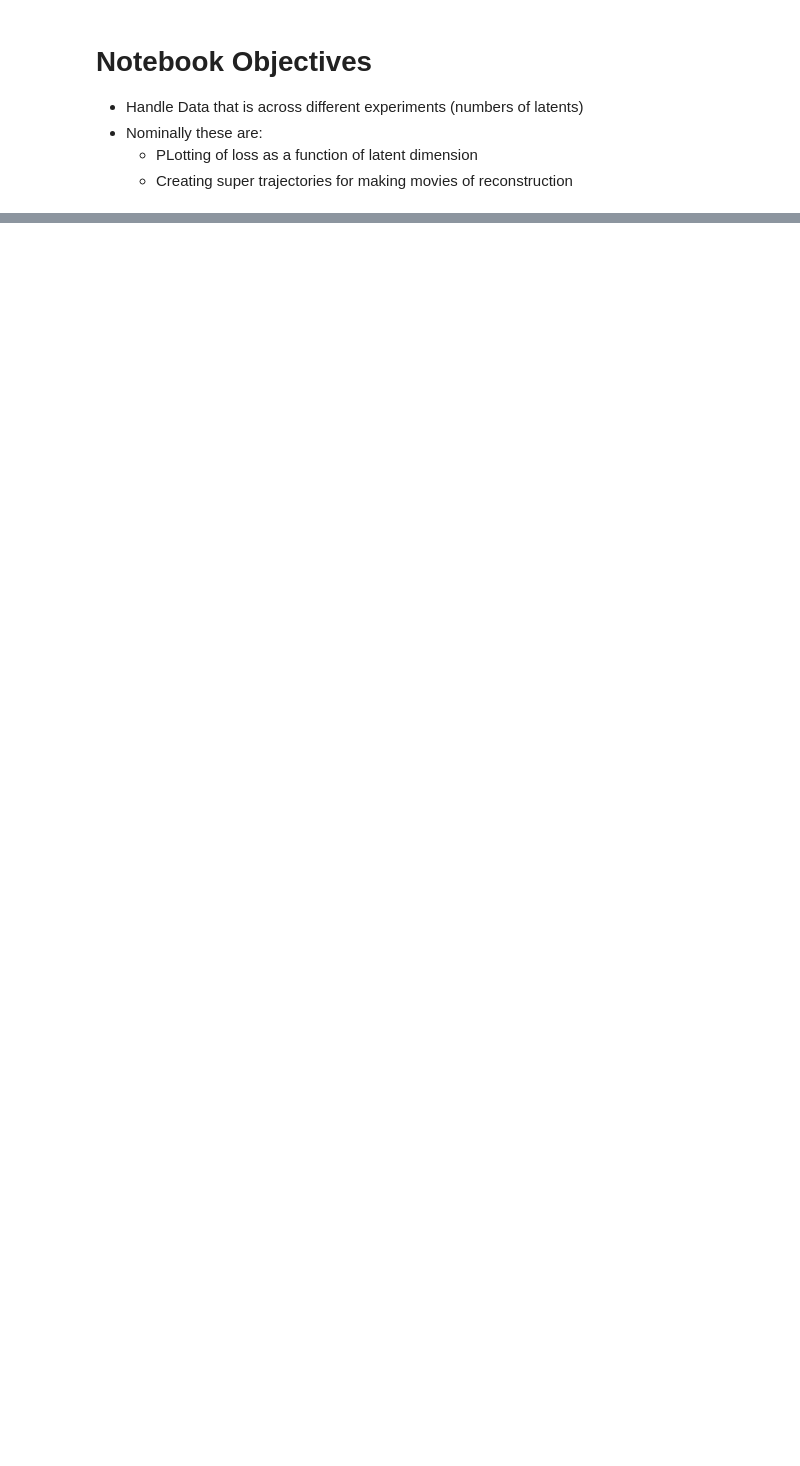
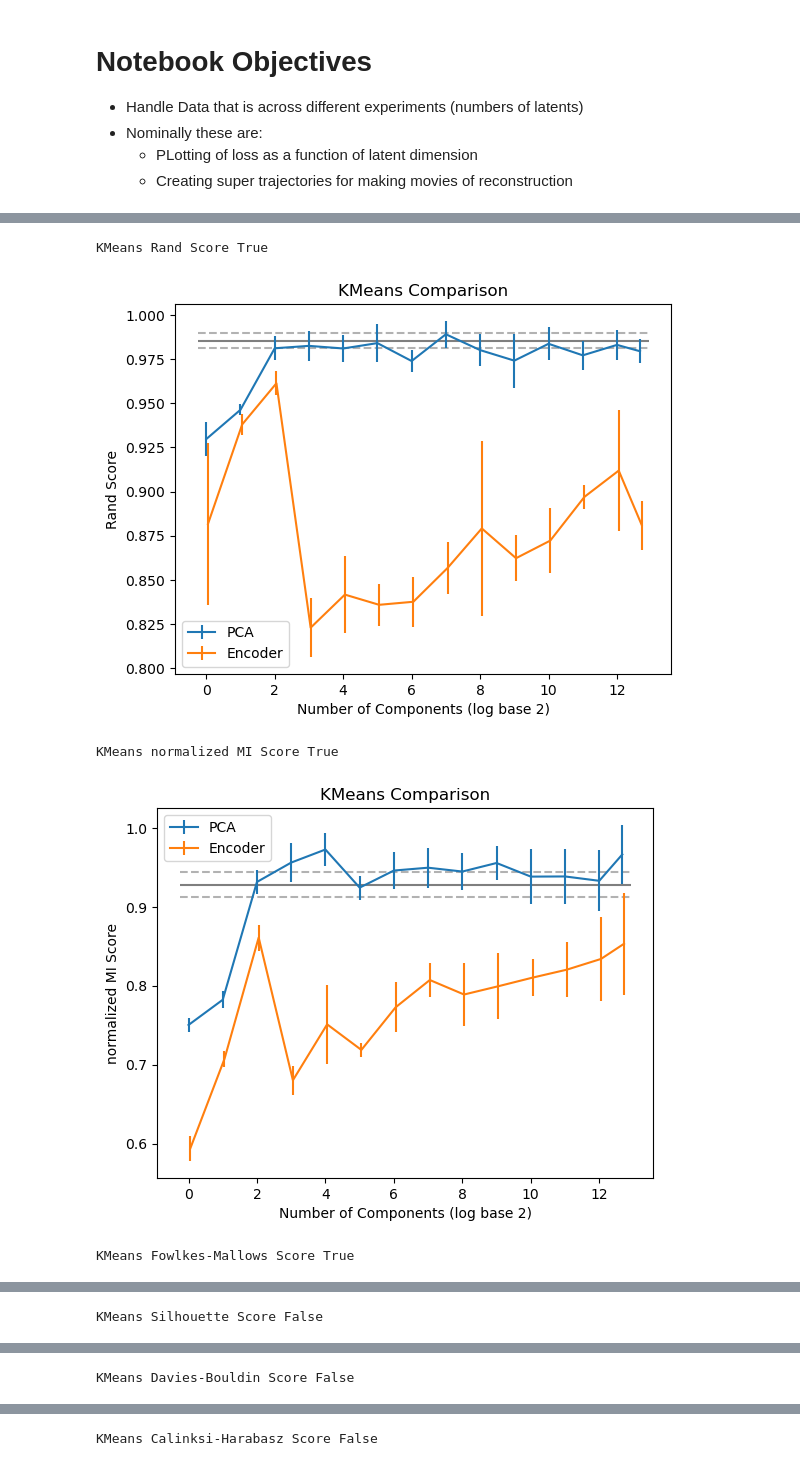
Before and after one commit to CCBatIIT/Deep-MMS, a Jupyter notebook: Multi-Analysis.ipynb, the cells around one changed output, grey strips where cells are left out. Cells and saved outputs as stored; diff of their text form; code cells hidden in the pictures; blank space fills up the shorter version.

```diff
--- a/Multi-Analysis.ipynb
+++ b/Multi-Analysis.ipynb
@@ -377,0 +582,28 @@ last_epoch_plot(self, f'Length of Training - {system}')
+# %%
+for method_name in clustering_methods.keys():
+    n_clusters = optimal_nums_clusters[method_name]
+
+    for metric_name, metric in metric_functions.items():
+        metric_function, is_supervised = metric
+        print(method_name, metric_name, is_supervised)
+        #Run repeated clusterings on the test data
+        validation_y, validation_y_err = validation_value(n_clusters=n_clusters,
+                                                          clustering_method=method_name,
+                                                          metric_function=metric_function,
+                                                          supervised=is_supervised)
+        #Multiple rounds of clustering with PCA and Encoder
+        domain, pca_ys, enc_ys = evaluate_pca_encoder_against_metric(n_clusters=n_clusters,
+                                                                     clustering_method=method_name,
+                                                                     metric_function=metric_function,
+                                                                     supervised=is_supervised)
+        #Make a plot
+        clustering_metric_plot(xs=domain, pcays=pca_ys, encys=enc_ys,
+                               valid_y=validation_y, valid_y_err=validation_y_err,
+                               n_clusters=n_clusters, title=f"{method_name} Comparison",
+                               ylabel=metric_name)
+# %% [output]
+KMeans Rand Score True
+[figure, added]
+KMeans normalized MI Score True
+[figure, added]
+KMeans Fowlkes-Mallows Score True
@@ -377,0 +611 @@ last_epoch_plot(self, f'Length of Training - {system}')
+KMeans Silhouette Score False
@@ -377,0 +613 @@ last_epoch_plot(self, f'Length of Training - {system}')
+KMeans Davies-Bouldin Score False
@@ -377,0 +615 @@ last_epoch_plot(self, f'Length of Training - {system}')
+KMeans Calinksi-Harabasz Score False
```
Also changed, not shown: parts of 45 cells of this notebook, 1 other file.
